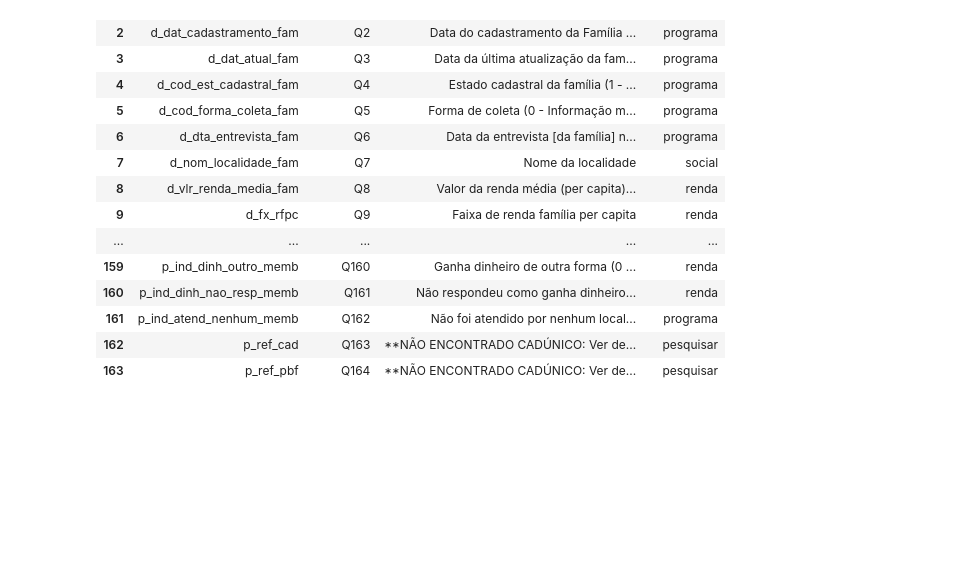
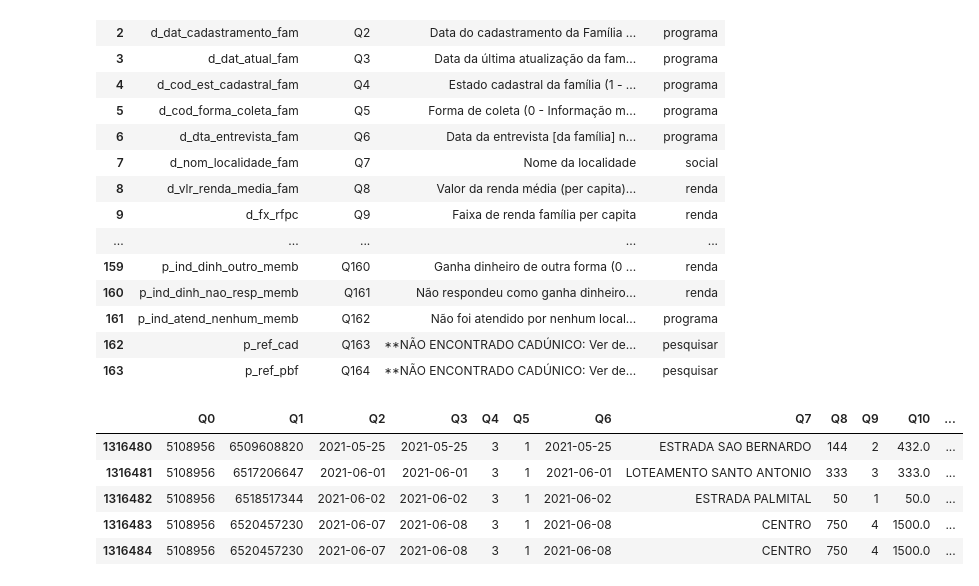
Before and after one commit to fernandovieira1/os_240-2021_setasc, a Jupyter notebook: analise_os.ipynb, the cells around one changed output. Saved outputs shown, nothing was run; the diff lists cells and outputs as text; code cells hidden in the pictures; blank space fills up the shorter version.

Commit message:
colab ipad 19022022 / df serem

```diff
--- a/analise_os.ipynb
+++ b/analise_os.ipynb
@@ -70,3 +70,12 @@ SF = ['Q0', 'Q1', 'Q2', 'Q3', 'Q4', 'Q5', 'Q6', 'Q7', 'Q8', 'Q9', 'Q10', 'Q11',
 # Q162 e Q163 aparentemente se referem a cadastros de programa voltados para moradores de rua. Confirmar.
 
 serem = df.loc[:, SF]
+# %%
+serem.tail()
+# %% [output]
+|  | Q0 | Q1 | Q2 | Q3 | Q4 | Q5 | Q6 | Q7 | Q8 | Q9 | Q10 | ... |
+| 1316480 | 5108956 | 6509608820 | 2021-05-25 | 2021-05-25 | 3 | 1 | 2021-05-25 | ESTRADA SAO BERNARDO | 144 | 2 | 432.0 | ... |
+| 1316481 | 5108956 | 6517206647 | 2021-06-01 | 2021-06-01 | 3 | 1 | 2021-06-01 | LOTEAMENTO SANTO ANTONIO | 333 | 3 | 333.0 | ... |
+| 1316482 | 5108956 | 6518517344 | 2021-06-02 | 2021-06-02 | 3 | 1 | 2021-06-02 | ESTRADA PALMITAL | 50 | 1 | 50.0 | ... |
+| 1316483 | 5108956 | 6520457230 | 2021-06-07 | 2021-06-08 | 3 | 1 | 2021-06-08 | CENTRO | 750 | 4 | 1500.0 | ... |
+| 1316484 | 5108956 | 6520457230 | 2021-06-07 | 2021-06-08 | 3 | 1 | 2021-06-08 | CENTRO | 750 | 4 | 1500.0 | ... |
```
